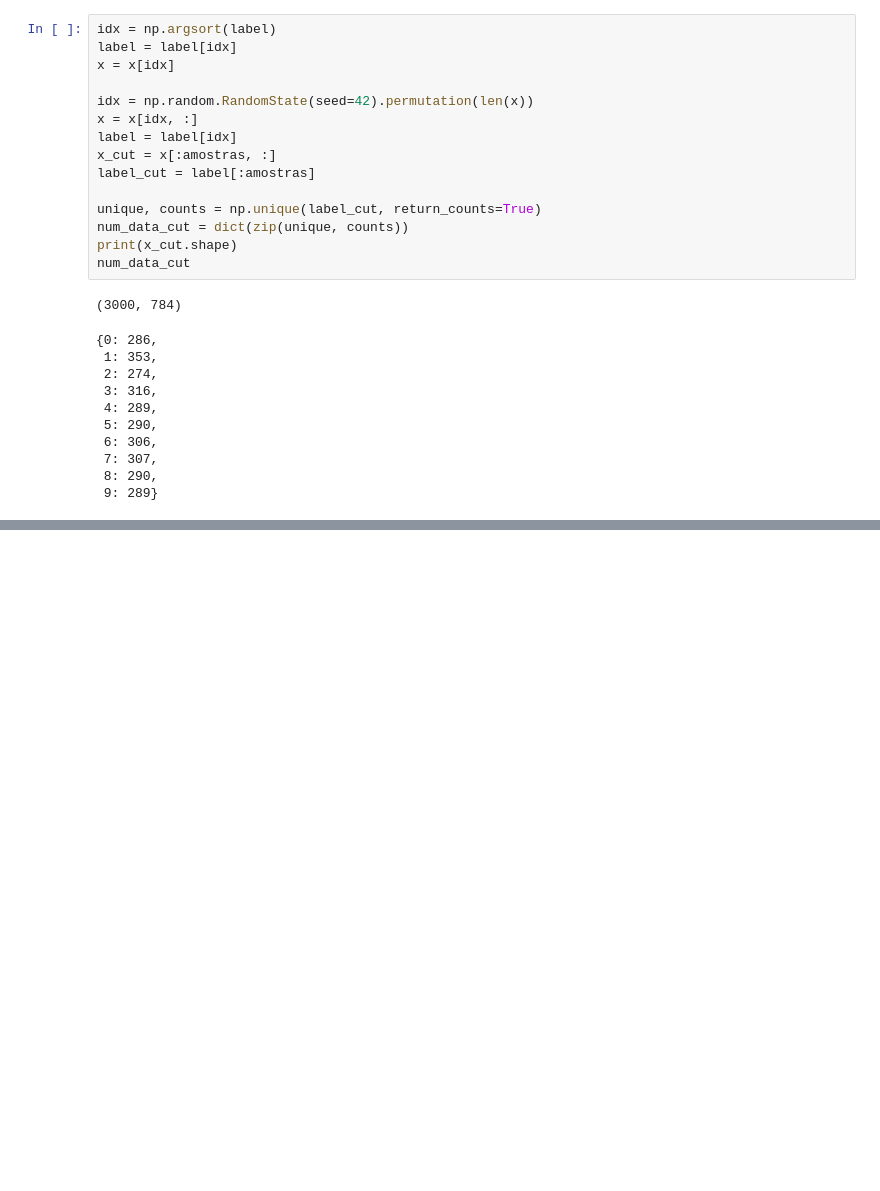
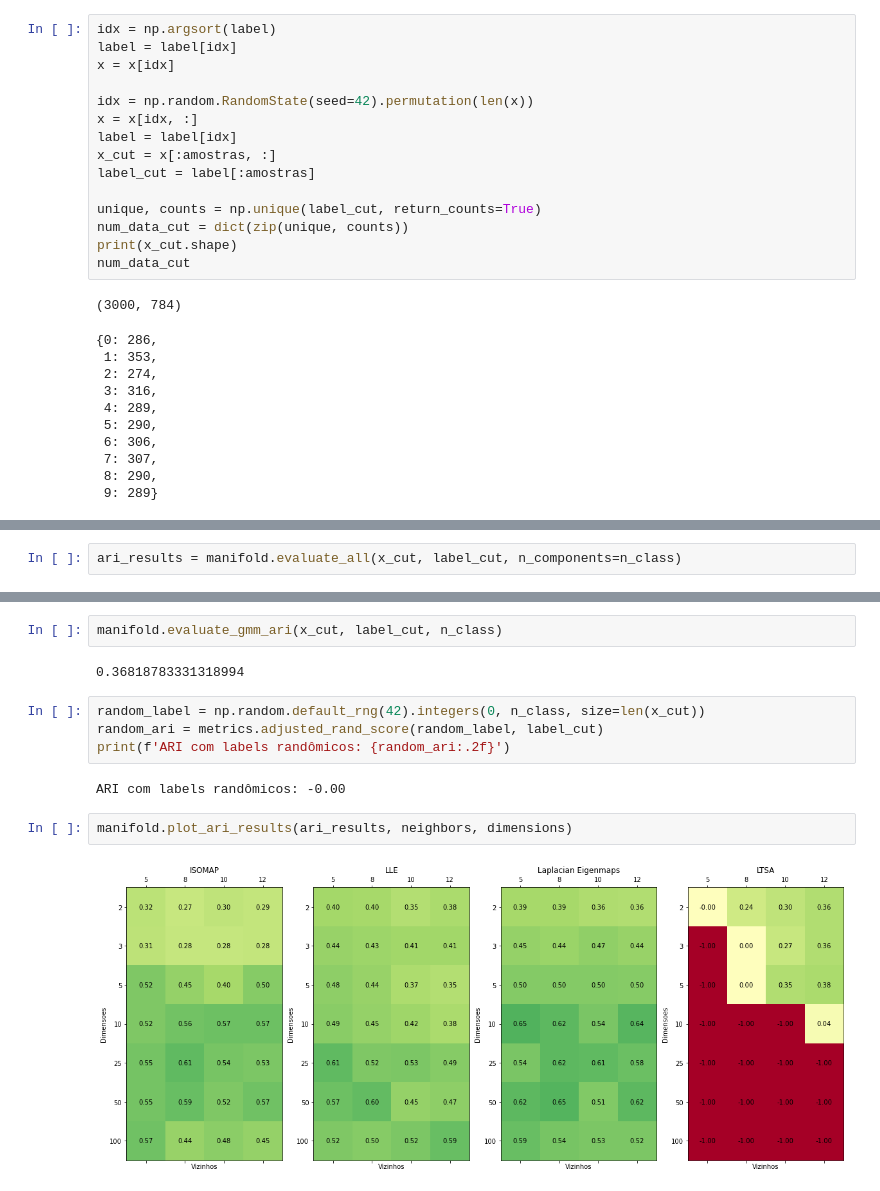
Before and after one commit to MarcoGrivol/Manifold-Learning, a Jupyter notebook: MNIST Multiple Tests.ipynb, the cells around one changed output, grey strips where cells are left out. Drawn from its saved outputs; the diff is of its cells as text; blank space fills up the shorter version.

```diff
--- a/MNIST Multiple Tests.ipynb
+++ b/MNIST Multiple Tests.ipynb
@@ -291,0 +146,2 @@ OrderedDict([('ISOMAP', 0.5769738455120837),
+# %%
+ari_results = manifold.evaluate_all(x_cut, label_cut, n_components=n_class)
@@ -291,0 +166,14 @@ OrderedDict([('ISOMAP', 0.5769738455120837),
+# %%
+manifold.evaluate_gmm_ari(x_cut, label_cut, n_class)
+# %% [output]
+0.36818783331318994
+# %%
+random_label = np.random.default_rng(42).integers(0, n_class, size=len(x_cut))
+random_ari = metrics.adjusted_rand_score(random_label, label_cut)
+print(f'ARI com labels randômicos: {random_ari:.2f}')
+# %% [output]
+ARI com labels randômicos: -0.00
+# %%
+manifold.plot_ari_results(ari_results, neighbors, dimensions)
+# %% [output]
+[figure, added]
```
Also changed, not shown: parts of 43 cells of this notebook, 6 other files.
